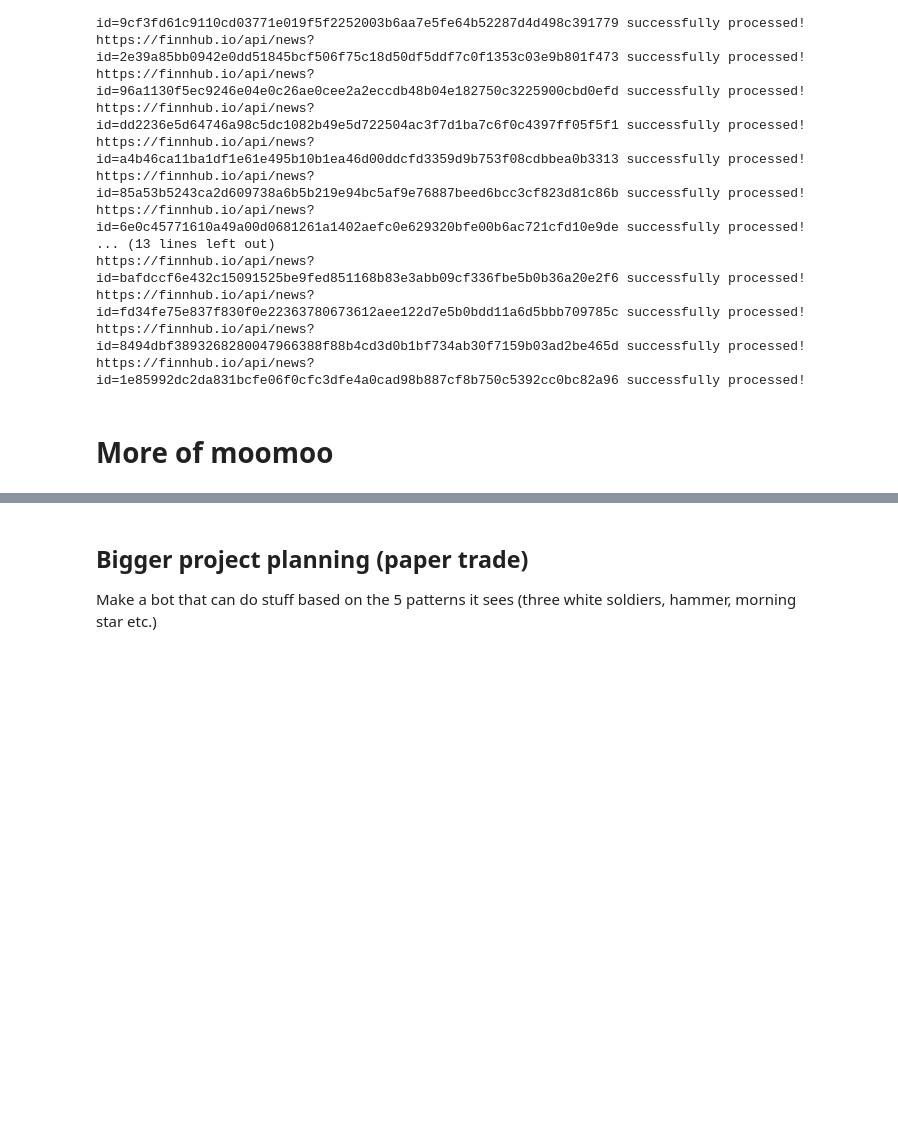
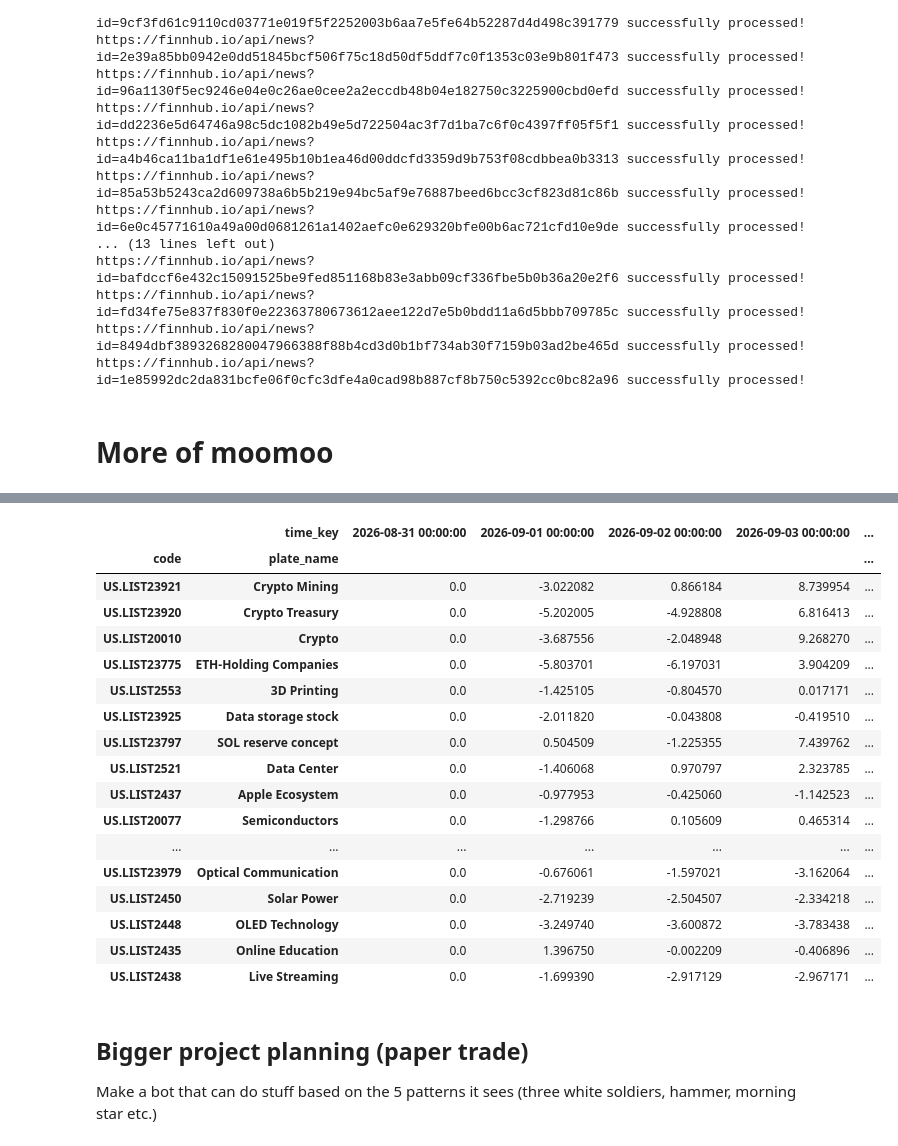
Before and after one commit to trashprog/fin-bot, a Jupyter notebook: notebooks/trading.ipynb, the cells around one changed output, grey strips where cells are left out. Saved outputs shown, nothing was run; the diff lists cells and outputs as text; code cells hidden in the pictures; blank space fills up the shorter version.

```diff
--- a/notebooks/trading.ipynb
+++ b/notebooks/trading.ipynb
@@ -614,0 +614,25 @@ cumprod_table
+# %%
+# computing ema20
+past_20_days = (datetime.now()- timedelta(days=20)).strftime("%Y-%m-%d")
+now = datetime.now().strftime("%Y-%m-%d")
+
+data_plate_top20_codes_s = [i[0] for i in cumprod_table.index.to_list()]
+
+quote_ctx = OpenQuoteContext(host='127.0.0.1', port=11111)
+data_plate_top20_kline_20d = []
+
+for code in data_plate_top20_codes_s:
+    ret, history_data, page_req_key= quote_ctx.request_history_kline(code, start=past_20_days, end=now)
+    if ret == RET_OK:
+        history_data['EMA20'] = history_data['close'].ewm(span=20, adjust=False).mean()
+        history_data['diff_pct'] = ((history_data['close'] - history_data['EMA20'])/ history_data['EMA20']) * 100
+        data_plate_top20_kline_20d.append(history_data)
+    else:
+        print('error')
+
+quote_ctx.close()
+
+data_plate_top20_kline_20d = ((pd.concat(data_plate_top20_kline_20d, ignore_index=True)).merge(data, on='code', how='left')).set_index(['code', 'plate_name','time_key' ])
+data_plate_top20_kline_20d = data_plate_top20_kline_20d.unstack(-1).diff_pct.sort_values(by='2026-09-18 00:00:00', ascending=False)
+data_plate_top20_kline_20d
+# %% [output]
@@ -615,3 +641,21 @@ cumprod_table
+|  | time_key | 2026-08-31 00:00:00 | 2026-09-01 00:00:00 | 2026-09-02 00:00:00 | 2026-09-03 00:00:00 | ... |
+| code | plate_name |  |  |  |  | ... |
+| US.LIST23921 | Crypto Mining | 0.0 | -3.022082 | 0.866184 | 8.739954 | ... |
+| US.LIST23920 | Crypto Treasury | 0.0 | -5.202005 | -4.928808 | 6.816413 | ... |
+| US.LIST20010 | Crypto | 0.0 | -3.687556 | -2.048948 | 9.268270 | ... |
+| US.LIST23775 | ETH-Holding Companies | 0.0 | -5.803701 | -6.197031 | 3.904209 | ... |
+| US.LIST2553 | 3D Printing | 0.0 | -1.425105 | -0.804570 | 0.017171 | ... |
+| US.LIST23925 | Data storage stock | 0.0 | -2.011820 | -0.043808 | -0.419510 | ... |
+| US.LIST23797 | SOL reserve concept | 0.0 | 0.504509 | -1.225355 | 7.439762 | ... |
+| US.LIST2521 | Data Center | 0.0 | -1.406068 | 0.970797 | 2.323785 | ... |
+| US.LIST2437 | Apple Ecosystem | 0.0 | -0.977953 | -0.425060 | -1.142523 | ... |
+| US.LIST20077 | Semiconductors | 0.0 | -1.298766 | 0.105609 | 0.465314 | ... |
+| ... | ... | ... | ... | ... | ... | ... |
+| US.LIST23979 | Optical Communication | 0.0 | -0.676061 | -1.597021 | -3.162064 | ... |
+| US.LIST2450 | Solar Power | 0.0 | -2.719239 | -2.504507 | -2.334218 | ... |
+| US.LIST2448 | OLED Technology | 0.0 | -3.249740 | -3.600872 | -3.783438 | ... |
+| US.LIST2435 | Online Education | 0.0 | 1.396750 | -0.002209 | -0.406896 | ... |
+| US.LIST2438 | Live Streaming | 0.0 | -1.699390 | -2.917129 | -2.967171 | ... |
 # %% [markdown]
 ## Bigger project planning (paper trade)
 
```
Also changed, not shown: parts of 7 cells of this notebook.
